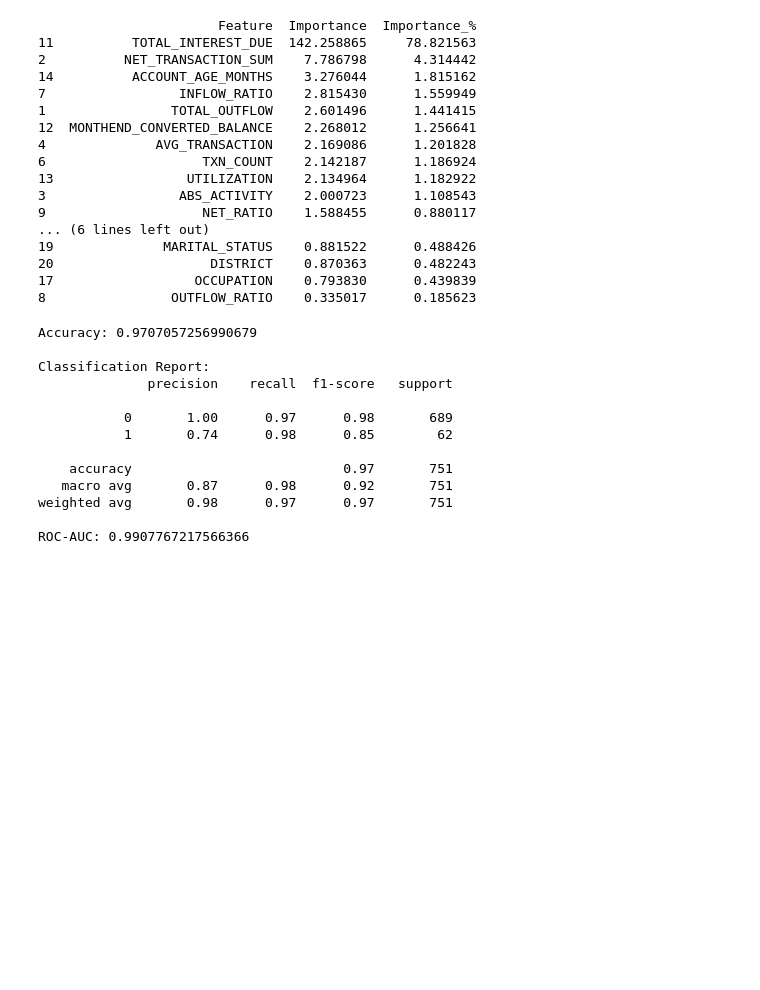
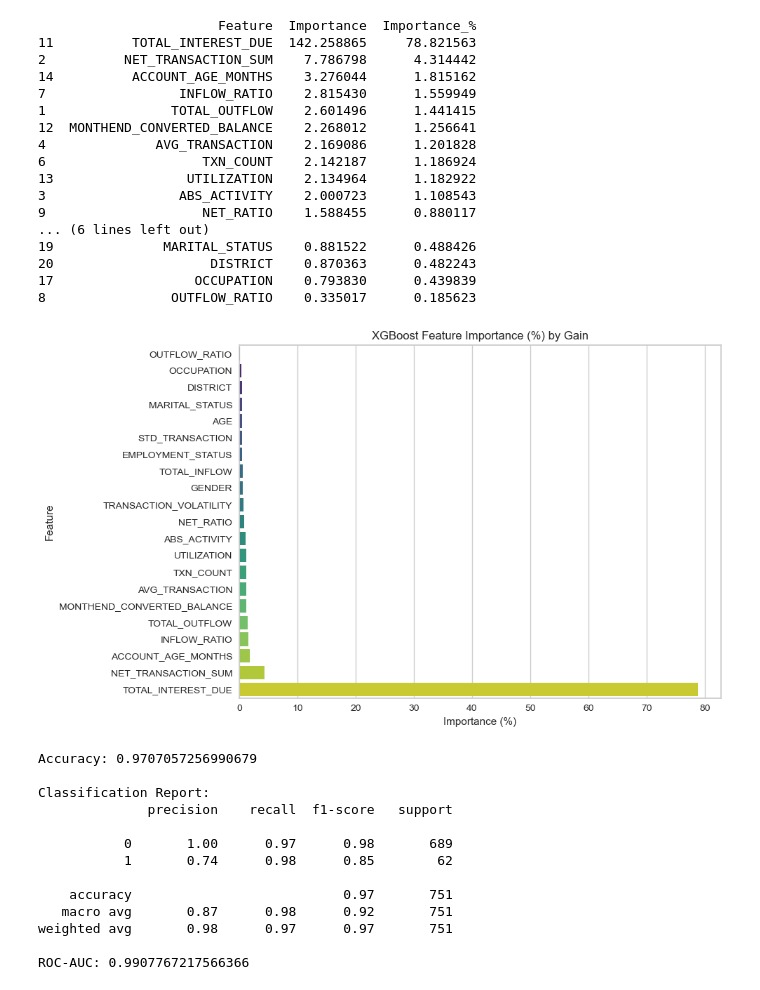
Before and after one commit to Kavindya-1/FYP, a Jupyter notebook: Initial notebook.ipynb, the cells around one changed output. Cells and saved outputs as stored; diff of their text form; code cells hidden in the pictures; blank space fills up the shorter version.

```diff
--- a/Initial notebook.ipynb
+++ b/Initial notebook.ipynb
@@ -1762,6 +1728,23 @@ print(importance_df)
 20                    DISTRICT    0.870363      0.482243
 17                  OCCUPATION    0.793830      0.439839
 8                OUTFLOW_RATIO    0.335017      0.185623
+# %%
+import matplotlib.pyplot as plt
+import seaborn as sns
+
+# Sort by Importance %
+importance_df = importance_df.sort_values(by='Importance_%', ascending=True)  # ascending for horizontal bar
+
+# Plot
+plt.figure(figsize=(10,6))
+sns.barplot(x='Importance_%', y='Feature', data=importance_df, palette='viridis')
+plt.title('XGBoost Feature Importance (%) by Gain')
+plt.xlabel('Importance (%)')
+plt.ylabel('Feature')
+plt.tight_layout()
+plt.show()
+# %% [output]
+[figure, added]
 # %%
 # Accuracy
 print("Accuracy:", accuracy_score(y_test, y_pred))
```
Also changed, not shown: parts of 48 cells of this notebook, 6 other files.
